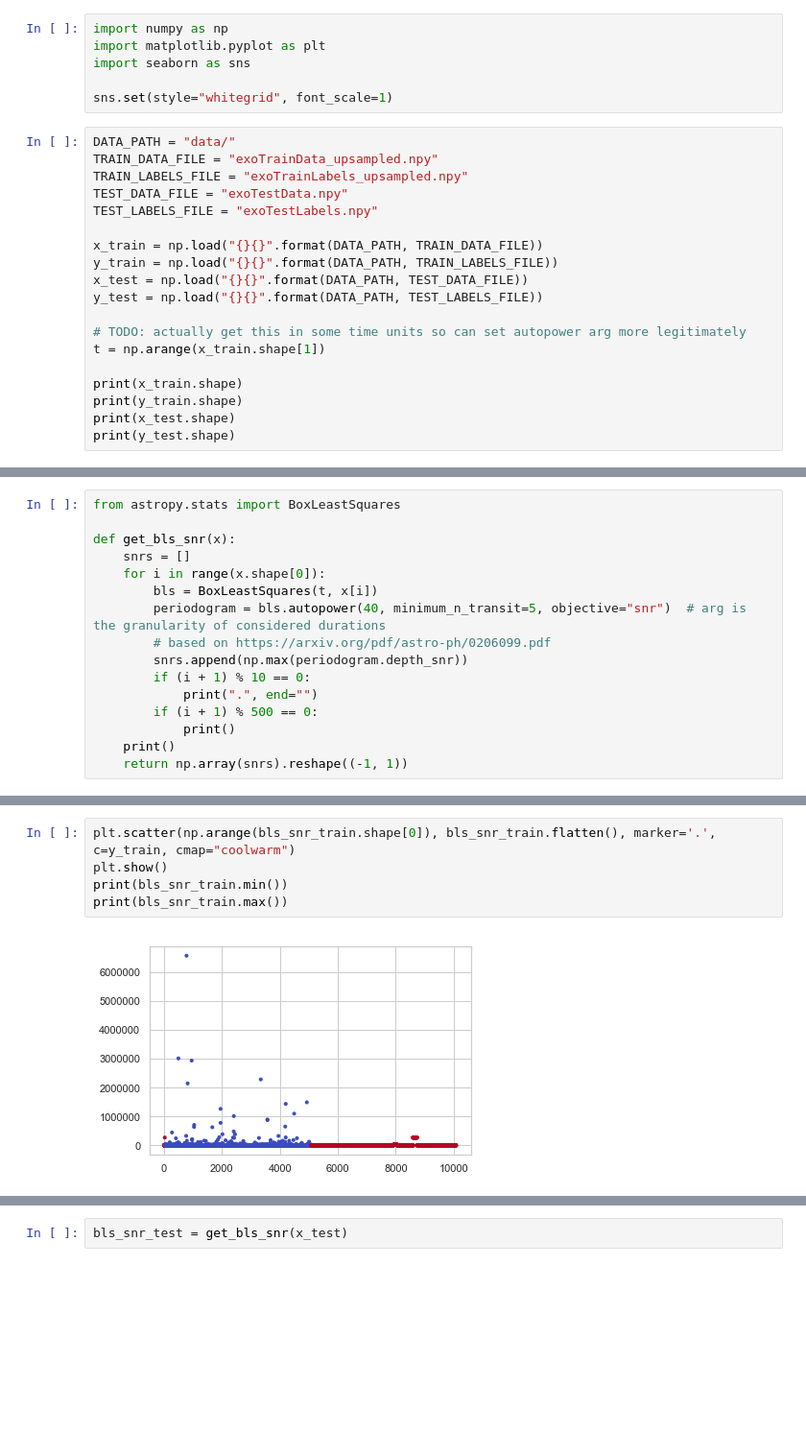
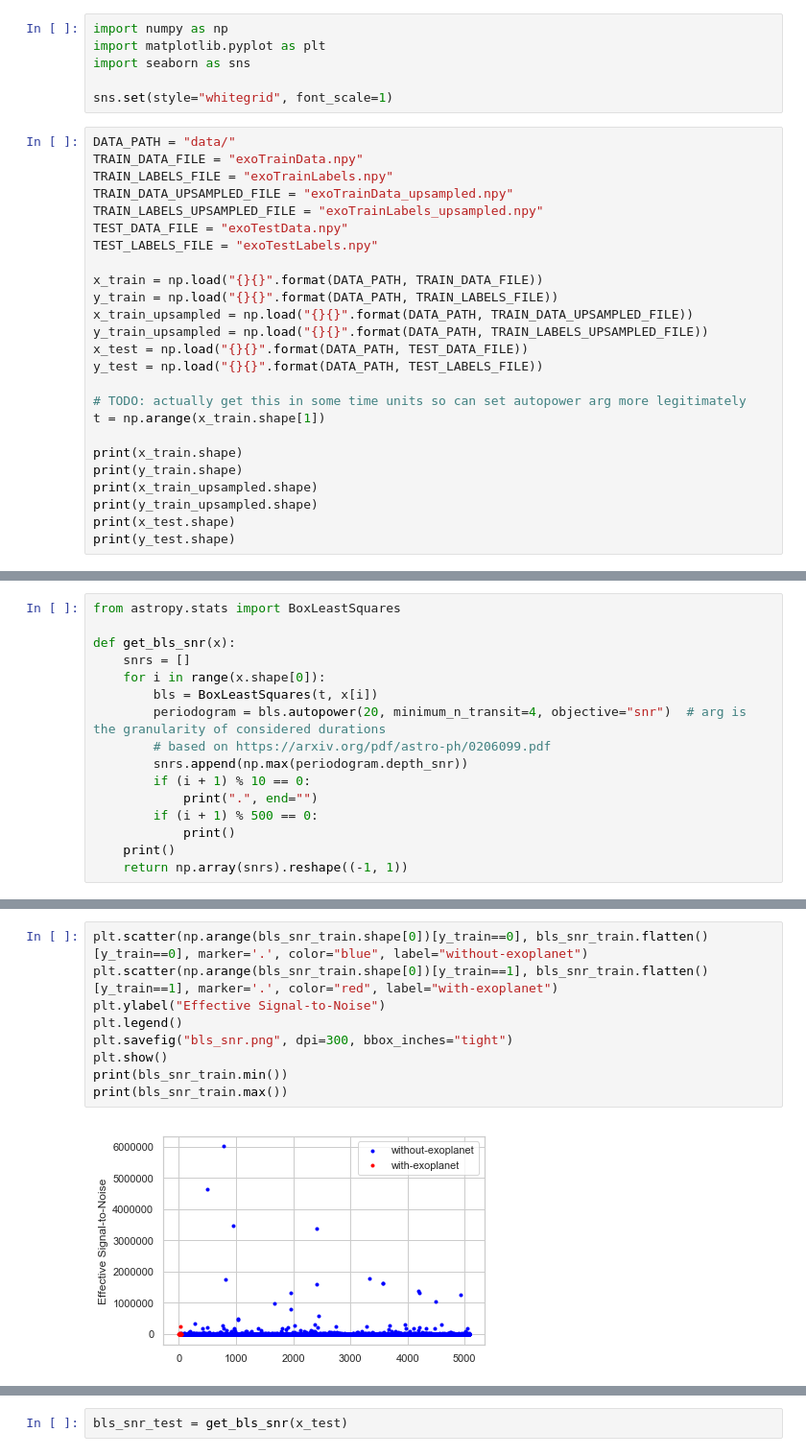
Before and after one commit to czhao39/exoplanet-detection, a Jupyter notebook: boxleastsquares_and_lstm.ipynb, the cells around one changed output, grey strips where cells are left out. Shown at 96% size. Saved outputs shown, nothing was run; the diff lists cells and outputs as text; blank space fills up the shorter version.

Commit message:
Add some more visualizations

```diff
--- a/boxleastsquares_and_lstm.ipynb
+++ b/boxleastsquares_and_lstm.ipynb
@@ -6,13 +6,17 @@ import seaborn as sns
 sns.set(style="whitegrid", font_scale=1)
 # %%
 DATA_PATH = "data/"
-TRAIN_DATA_FILE = "exoTrainData_upsampled.npy"
-TRAIN_LABELS_FILE = "exoTrainLabels_upsampled.npy"
+TRAIN_DATA_FILE = "exoTrainData.npy"
+TRAIN_LABELS_FILE = "exoTrainLabels.npy"
+TRAIN_DATA_UPSAMPLED_FILE = "exoTrainData_upsampled.npy"
+TRAIN_LABELS_UPSAMPLED_FILE = "exoTrainLabels_upsampled.npy"
 TEST_DATA_FILE = "exoTestData.npy"
 TEST_LABELS_FILE = "exoTestLabels.npy"
 
 x_train = np.load("{}{}".format(DATA_PATH, TRAIN_DATA_FILE))
 y_train = np.load("{}{}".format(DATA_PATH, TRAIN_LABELS_FILE))
+x_train_upsampled = np.load("{}{}".format(DATA_PATH, TRAIN_DATA_UPSAMPLED_FILE))
+y_train_upsampled = np.load("{}{}".format(DATA_PATH, TRAIN_LABELS_UPSAMPLED_FILE))
 x_test = np.load("{}{}".format(DATA_PATH, TEST_DATA_FILE))
 y_test = np.load("{}{}".format(DATA_PATH, TEST_LABELS_FILE))
 
@@ -21,6 +25,8 @@ t = np.arange(x_train.shape[1])
 
 print(x_train.shape)
 print(y_train.shape)
+print(x_train_upsampled.shape)
+print(y_train_upsampled.shape)
 print(x_test.shape)
 print(y_test.shape)
 # %% [output]
@@ -106,7 +132,7 @@ def get_bls_snr(x):
     snrs = []
     for i in range(x.shape[0]):
         bls = BoxLeastSquares(t, x[i])
-        periodogram = bls.autopower(40, minimum_n_transit=5, objective="snr")  # arg is the granularity of considered durations
+        periodogram = bls.autopower(20, minimum_n_transit=4, objective="snr")  # arg is the granularity of considered durations
         # based on https://arxiv.org/pdf/astro-ph/0206099.pdf
         snrs.append(np.max(periodogram.depth_snr))
         if (i + 1) % 10 == 0:
@@ -140,7 +161,11 @@ Wall time: 12min 11s
 # %%
-plt.scatter(np.arange(bls_snr_train.shape[0]), bls_snr_train.flatten(), marker='.', c=y_train, cmap="coolwarm")
+plt.scatter(np.arange(bls_snr_train.shape[0])[y_train==0], bls_snr_train.flatten()[y_train==0], marker='.', color="blue", label="without-exoplanet")
+plt.scatter(np.arange(bls_snr_train.shape[0])[y_train==1], bls_snr_train.flatten()[y_train==1], marker='.', color="red", label="with-exoplanet")
+plt.ylabel("Effective Signal-to-Noise")
+plt.legend()
+plt.savefig("bls_snr.png", dpi=300, bbox_inches="tight")
 plt.show()
 print(bls_snr_train.min())
 print(bls_snr_train.max())
 # %% [output]
-[figure, old version]
+[figure, new version]
```
Also changed, not shown: parts of 17 cells of this notebook, 1 other file.
